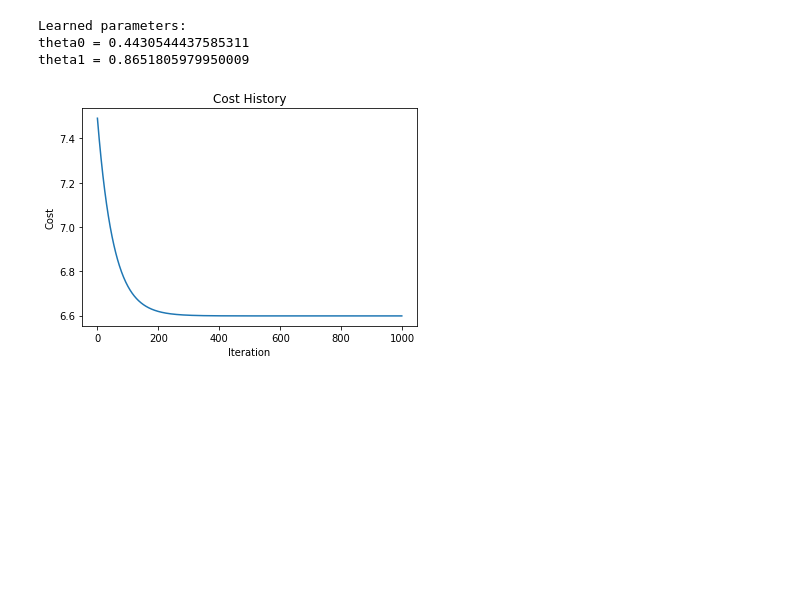
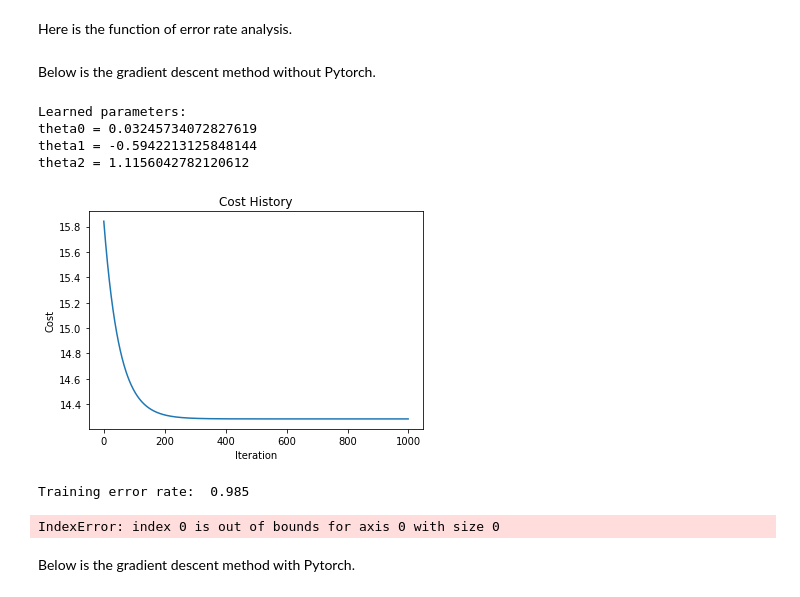
Before and after one commit to AssoStudent/FTEC4998, a Jupyter notebook: main.ipynb, the cells around one changed output. Drawn from its saved outputs; the diff is of its cells as text; code cells hidden in the pictures; blank space fills up the shorter version.

Commit message:
Update the gradient descent method without pytorch

```diff
--- a/main.ipynb
+++ b/main.ipynb
@@ -22,4 +96,20 @@ Successfully installed contourpy-1.1.0 cycler-0.11.0 fonttools-4.42.1 kiwisolver
+# %% [markdown]
+Here is the function of error rate analysis.
+# %%
+# Error Rate Analysis #
+def error_rate(X, w, y):
+    TER = 0
+    for i in range(X.shape[0]):
+        y_pred = round(np.dot(X[i], w))
+        if y_pred != y[i]:
+            TER += 1
+
+    TER_rate = TER / X.shape[0]
+    return TER_rate
+# %% [markdown]
+Below is the gradient descent method without Pytorch.
 # %%
+# Gradient Descent #
 import numpy as np
 
 def gradient_descent(X, y, learning_rate=0.01, num_iterations=1000):
@@ -40,40 +130,55 @@ def gradient_descent(X, y, learning_rate=0.01, num_iterations=1000):
         # Update theta using the learning rate and gradient
         theta -= learning_rate * gradient
 
         # Calculate the cost (mean squared error)
         cost = np.mean(np.square(error))
         cost_history.append(cost)
 
     return theta, cost_history
 
 # Example usage:
 # Generate some random data for demonstration
-np.random.seed(0)
-num_samples = 100
-num_features = 2
-X = np.random.rand(num_samples, num_features)
-y = 2 * X[:, 0] + 3 * X[:, 1] + np.random.randn(num_samples)
+# np.random.seed(0)
+# num_samples = 100
+# num_features = 2
+# X = np.random.rand(num_samples, num_features)
+# y = 2 * X[:, 0] + 3 * X[:, 1] + np.random.randn(num_samples)
+
+# Convert X and y to NumPy arrays
+X = np.array(X)
+y = np.array(y)
+X_val = np.array(X_val)
+y_val = np.array(y_val)
 
 # Normalize the features (optional but recommended for gradient descent)
 X_normalized = (X - np.mean(X, axis=0)) / np.std(X, axis=0)
 
 # Train the model using gradient descent
 theta, cost_history = gradient_descent(X_normalized, y)
 
 # Print the learned parameters
 print("Learned parameters:")
-print("theta0 =", theta[0])
-print("theta1 =", theta[1])
+
+for i, theta_i in enumerate(theta):
+    print(f"theta{i} =", theta_i)
 
 # Plot the cost history
 import matplotlib.pyplot as plt
 plt.plot(cost_history)
 plt.xlabel("Iteration")
 plt.ylabel("Cost")
 plt.title("Cost History")
 plt.show()
+
+print("Training error rate: ", error_rate(X, theta, y))
+print("Testing error rate: ", error_rate(X_val, theta, y_val))
 # %% [output]
 Learned parameters:
-theta0 = 0.4430544437585311
-theta1 = 0.8651805979950009
+theta0 = 0.03245734072827619
+theta1 = -0.5942213125848144
+theta2 = 1.1156042782120612
-[figure, old version]
+[figure, new version]
+Training error rate:  0.985
+IndexError: index 0 is out of bounds for axis 0 with size 0
+# %% [markdown]
+Below is the gradient descent method with Pytorch.
```
Also changed, not shown: parts of 5 cells of this notebook.
